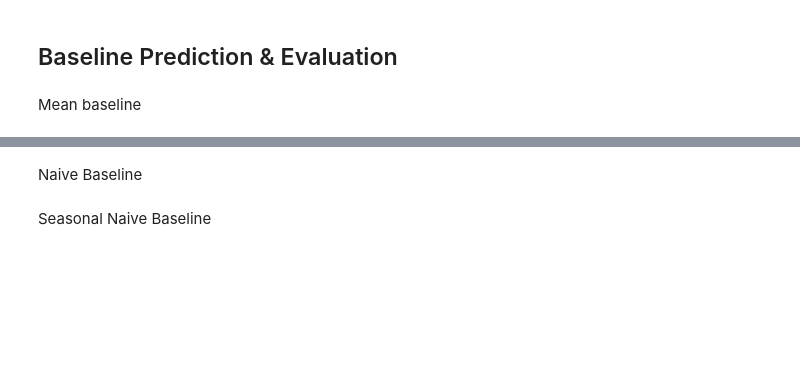
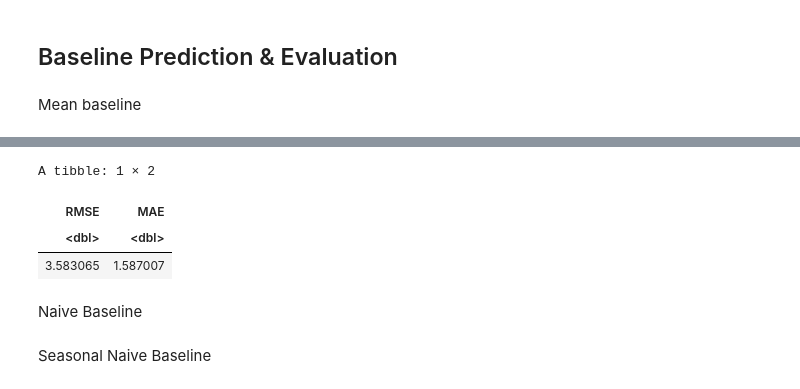
Before and after one commit to Whatisthisname/AFCS-Final, a Jupyter notebook: Baseline/baseline_notebook.ipynb, the cells around one changed output, grey strips where cells are left out. Cells and saved outputs as stored; diff of their text form; code cells hidden in the pictures; blank space fills up the shorter version.

```diff
--- a/Baseline/baseline_notebook.ipynb
+++ b/Baseline/baseline_notebook.ipynb
@@ -96,3 +123,22 @@ accuracy_mean <- calculate_metrics(aligned_data)
+# %%
+meadians <- train |>
+    as_tibble() |>
+    group_by(product) |>
+    summarise(median_sales = median(sales))
+
+median_forecasts <- new_data(ungroup(train), n = 28) |>
+    left_join(meadians, by = "product") |>
+    rename(sales = median_sales) |>
+    as_tibble()
+
+aligned_data <- align_predictions(median_forecasts, validation)
+accuracy_median <- calculate_metrics(aligned_data)
+accuracy_median
+# %% [output]
+A tibble: 1 × 2
+| RMSE | MAE |
+| <dbl> | <dbl> |
+| 3.583065 | 1.587007 |
 # %% [markdown]
 Naive Baseline
 # %%
```
Also changed, not shown: parts of 2 cells of this notebook, 14 other files.
